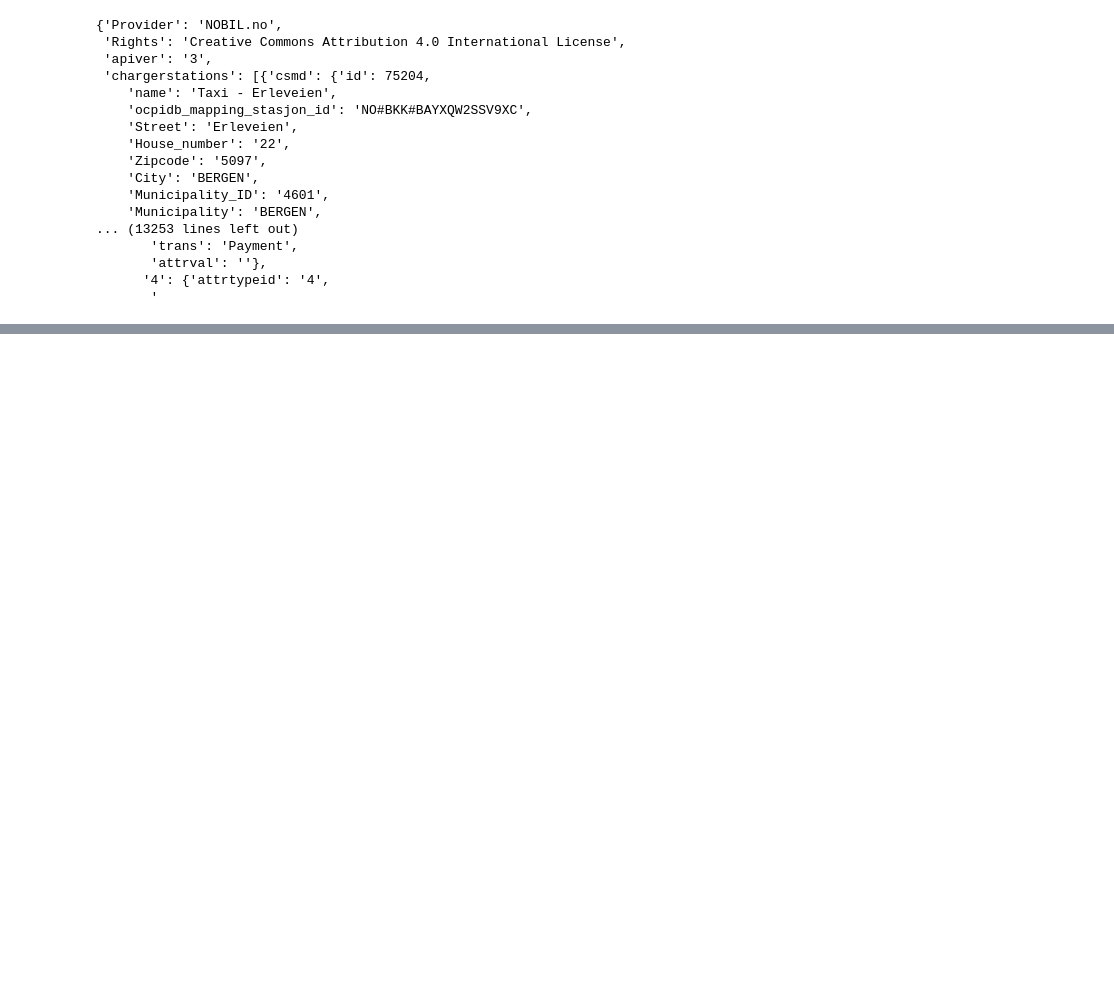
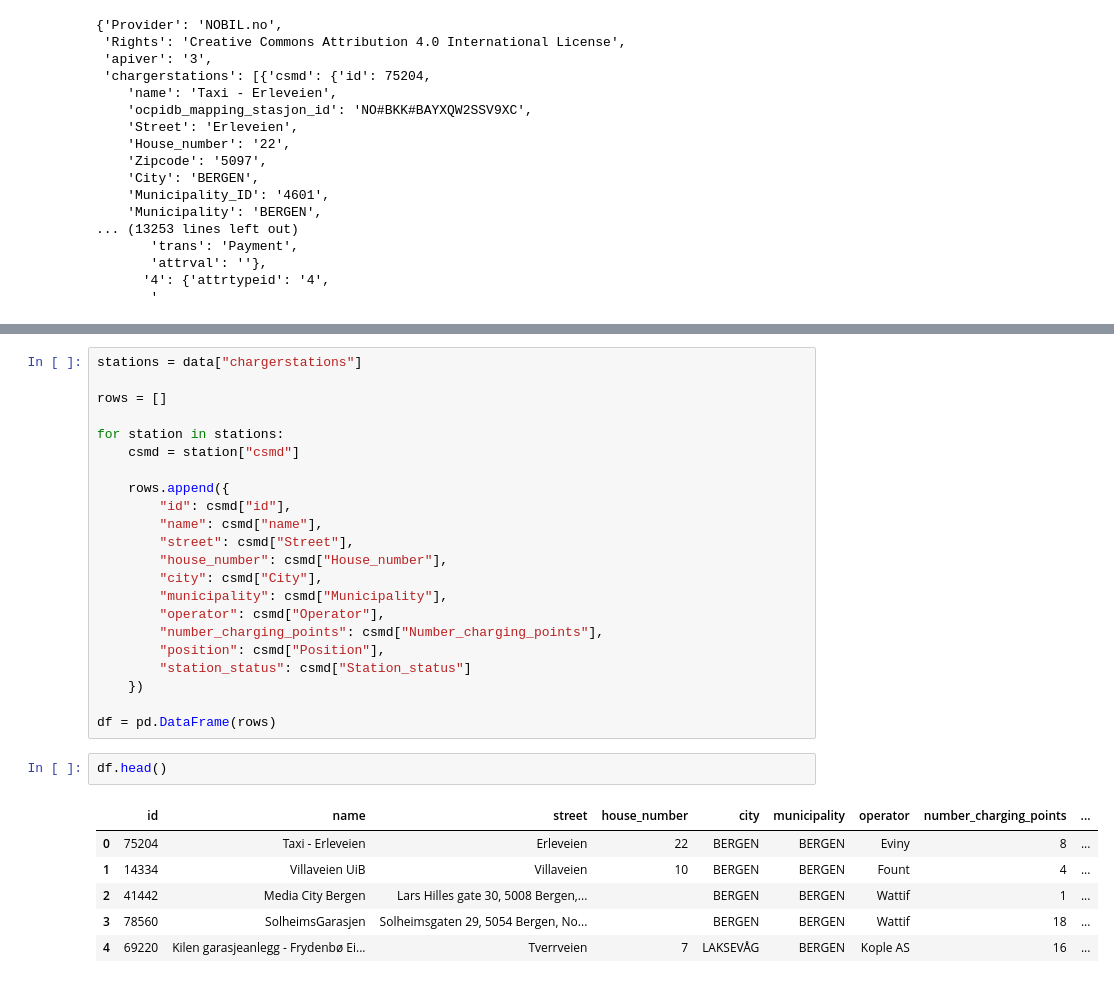
Before and after one commit to hcloenne/nearest-ev-charger, a Jupyter notebook: notebooks/road_network_routing.ipynb, the cells around one changed output, grey strips where cells are left out. Saved outputs shown, nothing was run; the diff lists cells and outputs as text; blank space fills up the shorter version.

Commit message:
Explored NOBIL data

```diff
--- a/notebooks/road_network_routing.ipynb
+++ b/notebooks/road_network_routing.ipynb
@@ -73,0 +94,31 @@ data
+# %%
+stations = data["chargerstations"]
+
+rows = []
+
+for station in stations:
+    csmd = station["csmd"]
+
+    rows.append({
+        "id": csmd["id"],
+        "name": csmd["name"],
+        "street": csmd["Street"],
+        "house_number": csmd["House_number"],
+        "city": csmd["City"],
+        "municipality": csmd["Municipality"],
+        "operator": csmd["Operator"],
+        "number_charging_points": csmd["Number_charging_points"],
+        "position": csmd["Position"],
+        "station_status": csmd["Station_status"]
+    })
+
+df = pd.DataFrame(rows)
+# %%
+df.head()
+# %% [output]
+|  | id | name | street | house_number | city | municipality | operator | number_charging_points | ... |
+| 0 | 75204 | Taxi - Erleveien | Erleveien | 22 | BERGEN | BERGEN | Eviny | 8 | ... |
+| 1 | 14334 | Villaveien UiB | Villaveien | 10 | BERGEN | BERGEN | Fount | 4 | ... |
+| 2 | 41442 | Media City Bergen | Lars Hilles gate 30, 5008 Bergen,... |  | BERGEN | BERGEN | Wattif | 1 | ... |
+| 3 | 78560 | SolheimsGarasjen | Solheimsgaten 29, 5054 Bergen, No... |  | BERGEN | BERGEN | Wattif | 18 | ... |
+| 4 | 69220 | Kilen garasjeanlegg - Frydenbø Ei... | Tverrveien | 7 | LAKSEVÅG | BERGEN | Kople AS | 16 | ... |
```
Also changed, not shown: parts of 1 cell of this notebook.
